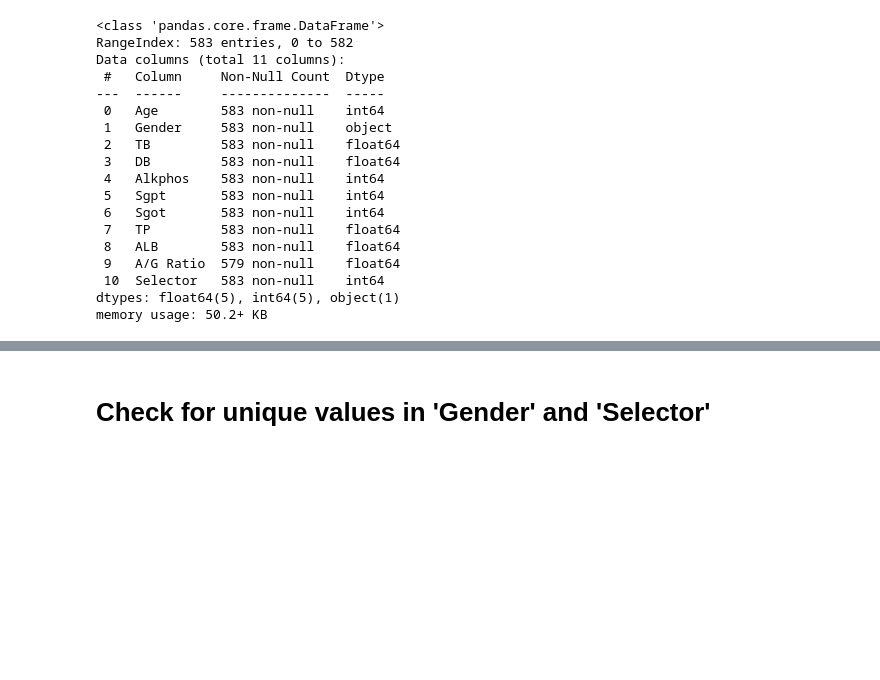
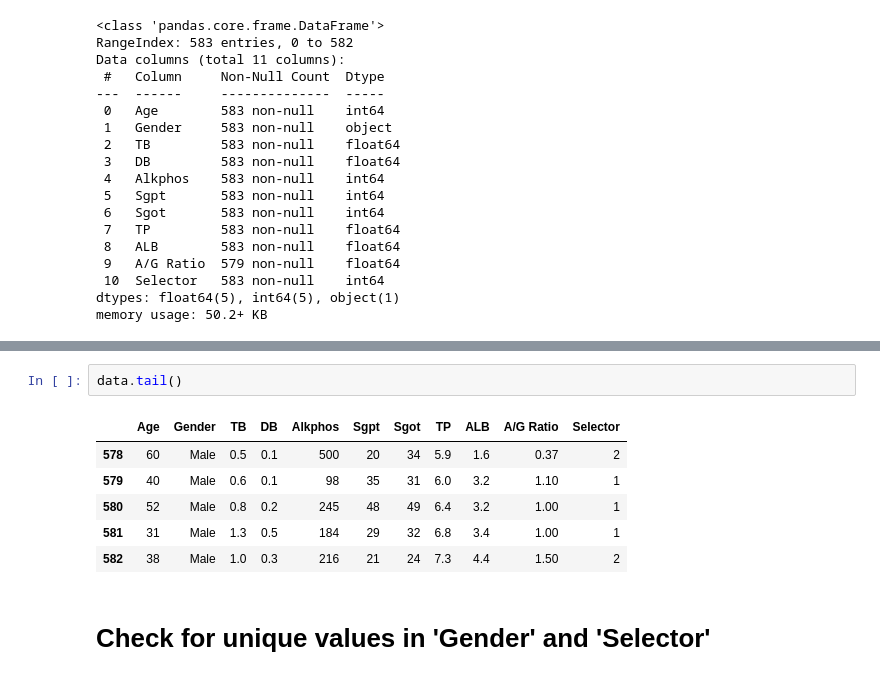
Before and after one commit to millerbarahona/Analisis-de-Datos, a Jupyter notebook: Parcial 1/notebook.ipynb, the cells around one changed output, grey strips where cells are left out. Saved outputs shown, nothing was run; the diff lists cells and outputs as text; blank space fills up the shorter version.

```diff
--- a/Parcial 1/notebook.ipynb
+++ b/Parcial 1/notebook.ipynb
@@ -74,3 +64,12 @@ data.head()
+# %%
+data.tail()
+# %% [output]
+|  | Age | Gender | TB | DB | Alkphos | Sgpt | Sgot | TP | ALB | A/G Ratio | Selector |
+| 578 | 60 | Male | 0.5 | 0.1 | 500 | 20 | 34 | 5.9 | 1.6 | 0.37 | 2 |
+| 579 | 40 | Male | 0.6 | 0.1 | 98 | 35 | 31 | 6.0 | 3.2 | 1.10 | 1 |
+| 580 | 52 | Male | 0.8 | 0.2 | 245 | 48 | 49 | 6.4 | 3.2 | 1.00 | 1 |
+| 581 | 31 | Male | 1.3 | 0.5 | 184 | 29 | 32 | 6.8 | 3.4 | 1.00 | 1 |
+| 582 | 38 | Male | 1.0 | 0.3 | 216 | 21 | 24 | 7.3 | 4.4 | 1.50 | 2 |
 # %% [markdown]
 # Check for unique values in 'Gender' and 'Selector'
 # %%
```
Also changed, not shown: parts of 5 cells of this notebook.
